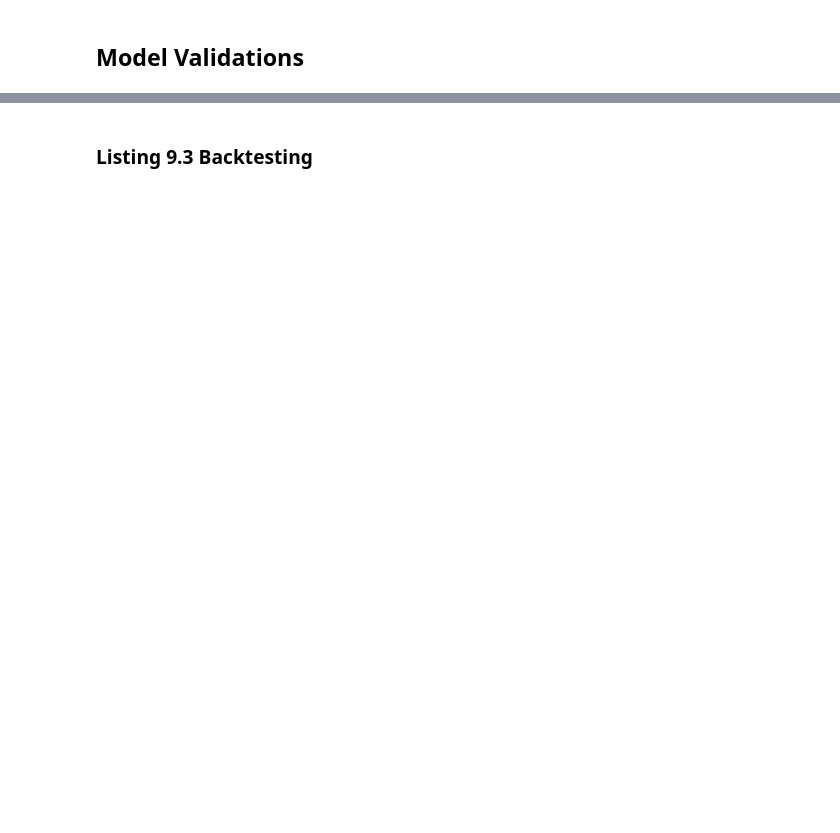
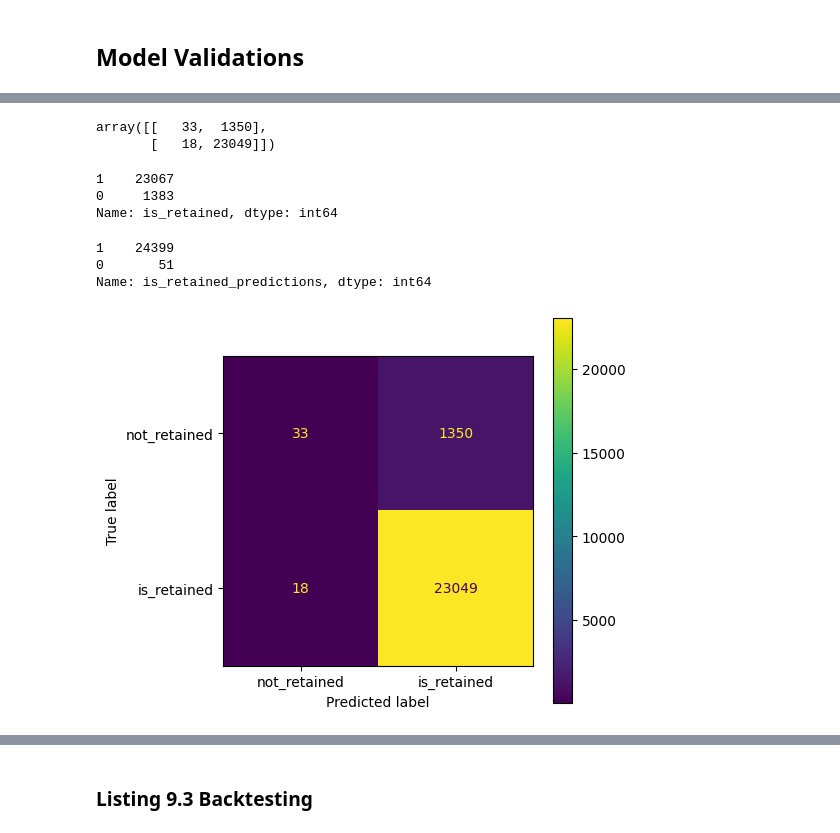
Before and after one commit to davilayang/fight-churn, a Jupyter notebook: notebooks/09-validation.ipynb, the cells around one changed output, grey strips where cells are left out. Drawn from its saved outputs; the diff is of its cells as text; code cells hidden in the pictures; blank space fills up the shorter version.

```diff
--- a/notebooks/09-validation.ipynb
+++ b/notebooks/09-validation.ipynb
@@ -62,0 +43,9 @@ tmp.head()
+# %%
+import pickle
+
+with open("/app/ch8-export.pickle", "rb") as handle:
+    d = pickle.load(handle)
+
+train_data = d["train_data"]
+model = d["logreg_model"]
+d.keys()
@@ -62,0 +68,18 @@ tmp.head()
+# %%
+def prepare_data(grouped_data: pd.DataFrame, as_retention: bool = True) \
+    -> Tuple[pd.DataFrame, pd.Series]:
+    """Prepare data as X and y, with option to convert churn rate to retention rate"""
+
+    X = grouped_data.drop(columns=['is_churn'])
+
+    # as churn
+    y = grouped_data['is_churn'].astype(int)
+
+    # convert y values to retention, n.b. retention rate + churn rate = 1
+    if as_retention:
+        # `is_churn = False` converted to `is_retained = True`
+        y = np.subtract(1, y).rename("is_retained")
+
+    return X, y
+X, y = prepare_data(train_data, as_retention=True)
+X.shape, y.shape, y.name
@@ -86,0 +115,31 @@ def regression_auc(data_set_path):
+# %%
+X, y = prepare_data(train_data, as_retention=True)
+
+y_preds_proba = model.predict_proba(X)
+# first column is "not_retained", second column is "is_retained"
+y_preds = model.predict(X)
+cm = confusion_matrix(y, y_preds)
+pprint(cm)
+# %% [output]
+array([[   33,  1350],
+       [   18, 23049]])
+# %%
+y.value_counts()
+# 1 as retained, 0 as not retained (churned)
+# %% [output]
+1    23067
+0     1383
+Name: is_retained, dtype: int64
+# %%
+pd.Series(y_preds, name="is_retained_predictions").value_counts()
+# %% [output]
+1    24399
+0       51
+Name: is_retained_predictions, dtype: int64
+# %%
+fig, ax = plt.subplots(figsize=(5, 5))
+ConfusionMatrixDisplay(cm, display_labels=["not_retained", "is_retained"]).plot(ax=ax)
+# ConfusionMatrixDisplay.from_predictions(y, y_preds).plot(ax=ax)
+fig.show()
+# %% [output]
+[figure, added]
```
Also changed, not shown: parts of 23 cells of this notebook, 1 other file.
